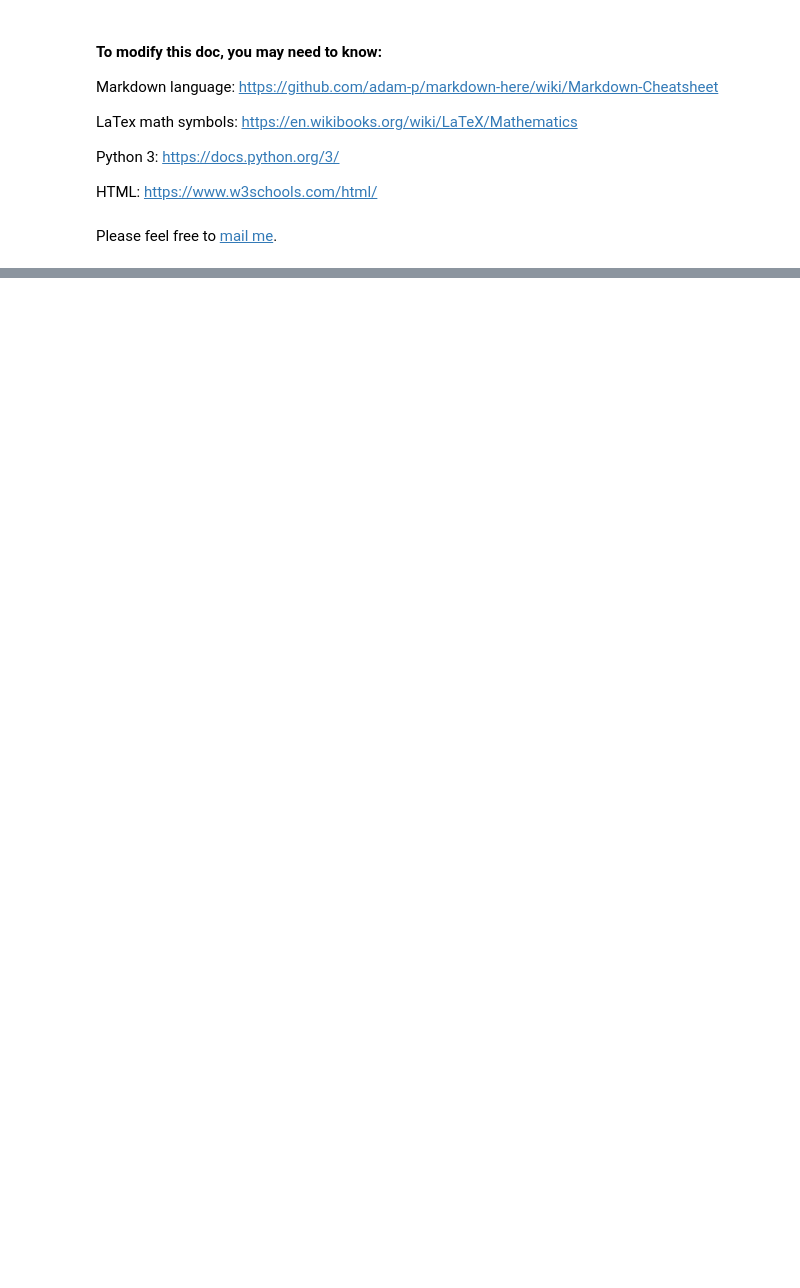
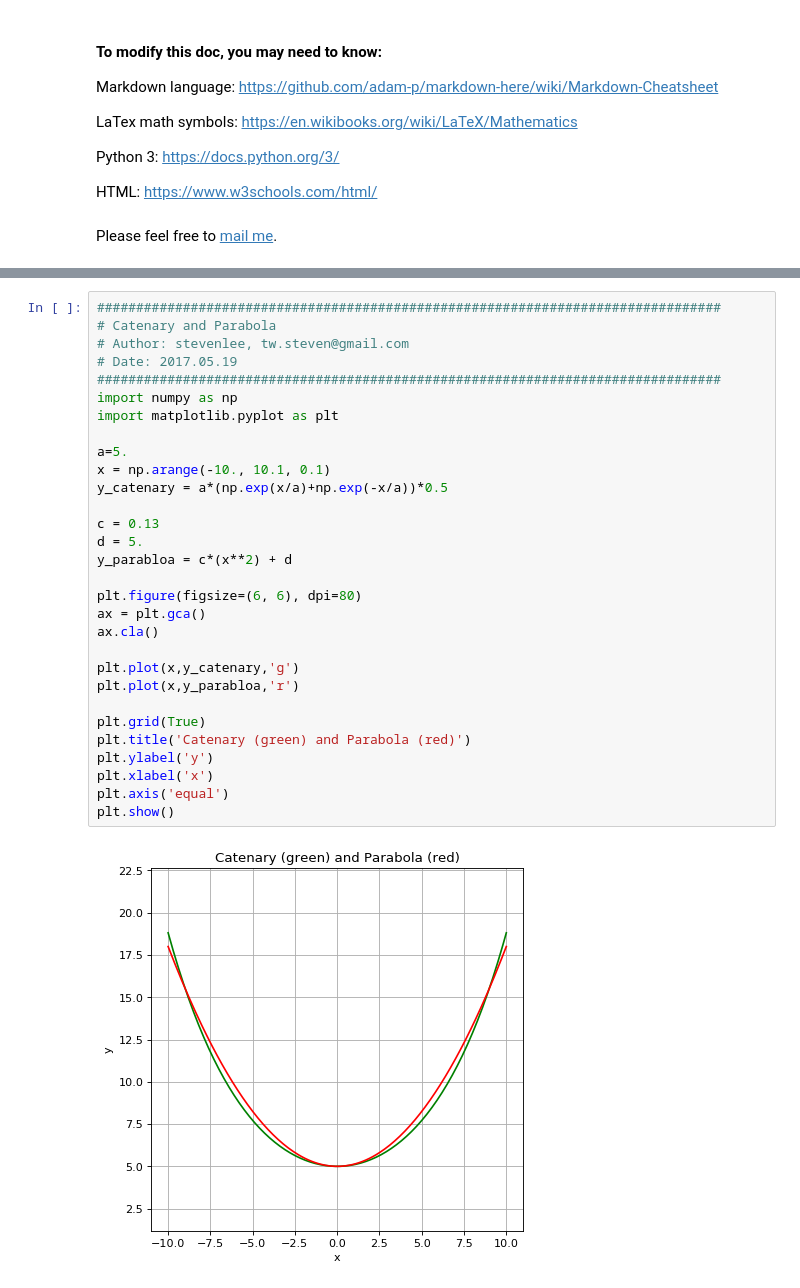
Before and after one commit to apextw/math, a Jupyter notebook: Playing Algebra 2 with Python.ipynb, the cells around one changed output, grey strips where cells are left out. Saved outputs shown, nothing was run; the diff lists cells and outputs as text; blank space fills up the shorter version.

Commit message:
Add Kepler and Catenary

```diff
--- a/Playing Algebra 2 with Python.ipynb
+++ b/Playing Algebra 2 with Python.ipynb
@@ -2016,0 +2058,32 @@ Please feel free to [mail me](mailto:tw.steven@gmail.com).
+# %%
+################################################################################
+# Catenary and Parabola
+# Author: stevenlee, tw.steven@gmail.com
+# Date: 2017.05.19
+################################################################################
+import numpy as np
+import matplotlib.pyplot as plt
+
+a=5.
+x = np.arange(-10., 10.1, 0.1)
+y_catenary = a*(np.exp(x/a)+np.exp(-x/a))*0.5
+
+c = 0.13
+d = 5.
+y_parabloa = c*(x**2) + d
+
+plt.figure(figsize=(6, 6), dpi=80)
+ax = plt.gca()
+ax.cla()
+
+plt.plot(x,y_catenary,'g')
+plt.plot(x,y_parabloa,'r')
+
+plt.grid(True)
+plt.title('Catenary (green) and Parabola (red)')
+plt.ylabel('y')
+plt.xlabel('x')
+plt.axis('equal')
+plt.show()
+# %% [output]
+[figure, added]
```
Also changed, not shown: parts of 5 cells of this notebook.
